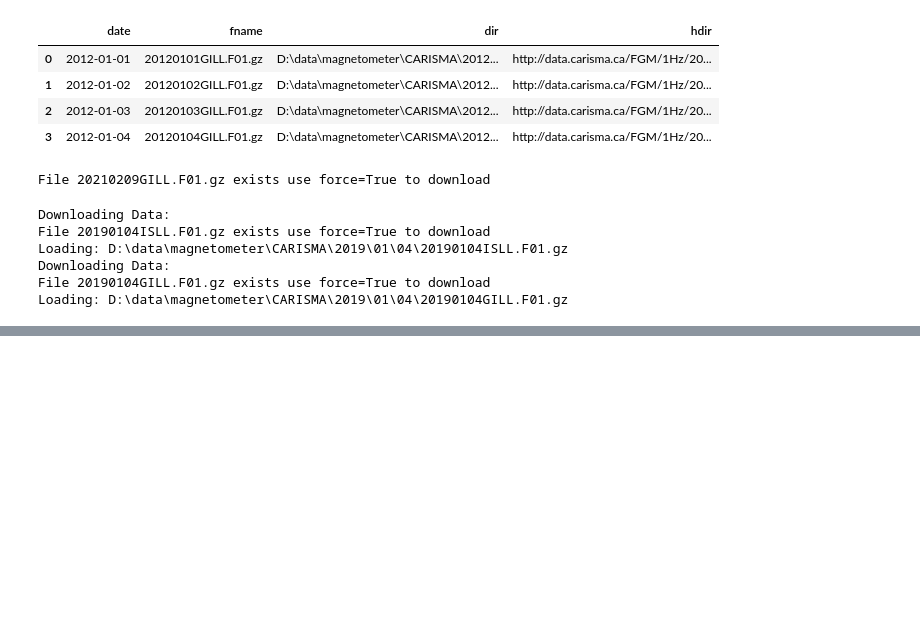
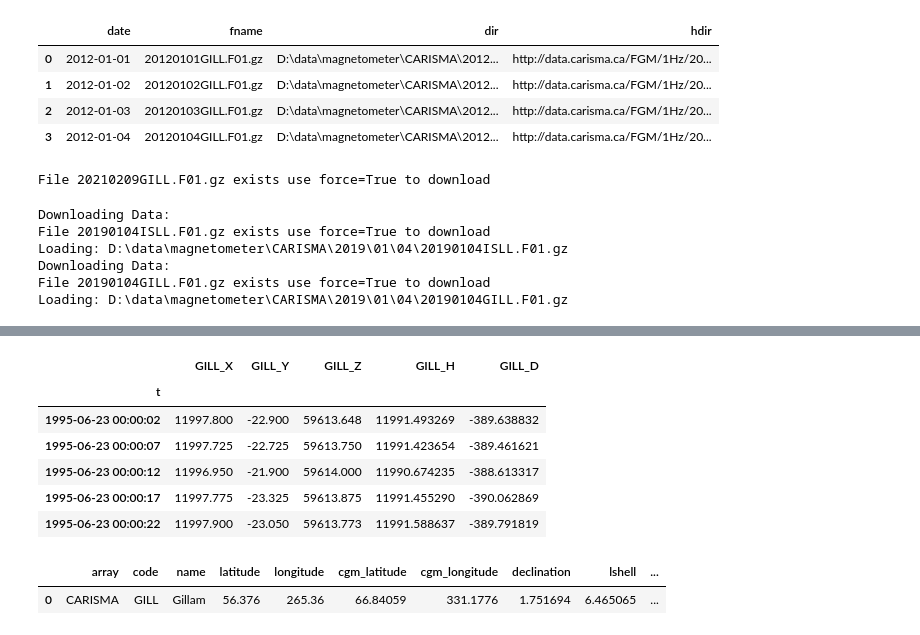
Before and after one commit to kylermurphy/gmag, a Jupyter notebook: notebooks/CARISMA_example.ipynb, the cells around one changed output, grey strips where cells are left out. Cells and saved outputs as stored; diff of their text form; code cells hidden in the pictures; blank space fills up the shorter version.

```diff
--- a/notebooks/CARISMA_example.ipynb
+++ b/notebooks/CARISMA_example.ipynb
@@ -149,0 +102,6 @@ plt.plot(df['FCHU_X'])
+# %%
+# load some canopus data
+import gmag.arrays.canopus as canopus
+can_d, can_m=canopus.load('GILL','1995-06-23',ndays=1)
+can_d.head()
+# %% [output]
@@ -149,0 +110,12 @@ plt.plot(df['FCHU_X'])
+|  | GILL_X | GILL_Y | GILL_Z | GILL_H | GILL_D |
+| t |  |  |  |  |  |
+| 1995-06-23 00:00:02 | 11997.800 | -22.900 | 59613.648 | 11991.493269 | -389.638832 |
+| 1995-06-23 00:00:07 | 11997.725 | -22.725 | 59613.750 | 11991.423654 | -389.461621 |
+| 1995-06-23 00:00:12 | 11996.950 | -21.900 | 59614.000 | 11990.674235 | -388.613317 |
+| 1995-06-23 00:00:17 | 11997.775 | -23.325 | 59613.875 | 11991.455290 | -390.062869 |
+| 1995-06-23 00:00:22 | 11997.900 | -23.050 | 59613.773 | 11991.588637 | -389.791819 |
+# %%
+can_m
+# %% [output]
+|  | array | code | name | latitude | longitude | cgm_latitude | cgm_longitude | declination | lshell | ... |
+| 0 | CARISMA | GILL | Gillam | 56.376 | 265.36 | 66.84059 | 331.1776 | 1.751694 | 6.465065 | ... |
```
Also changed, not shown: parts of 27 cells of this notebook, 4 other files.
